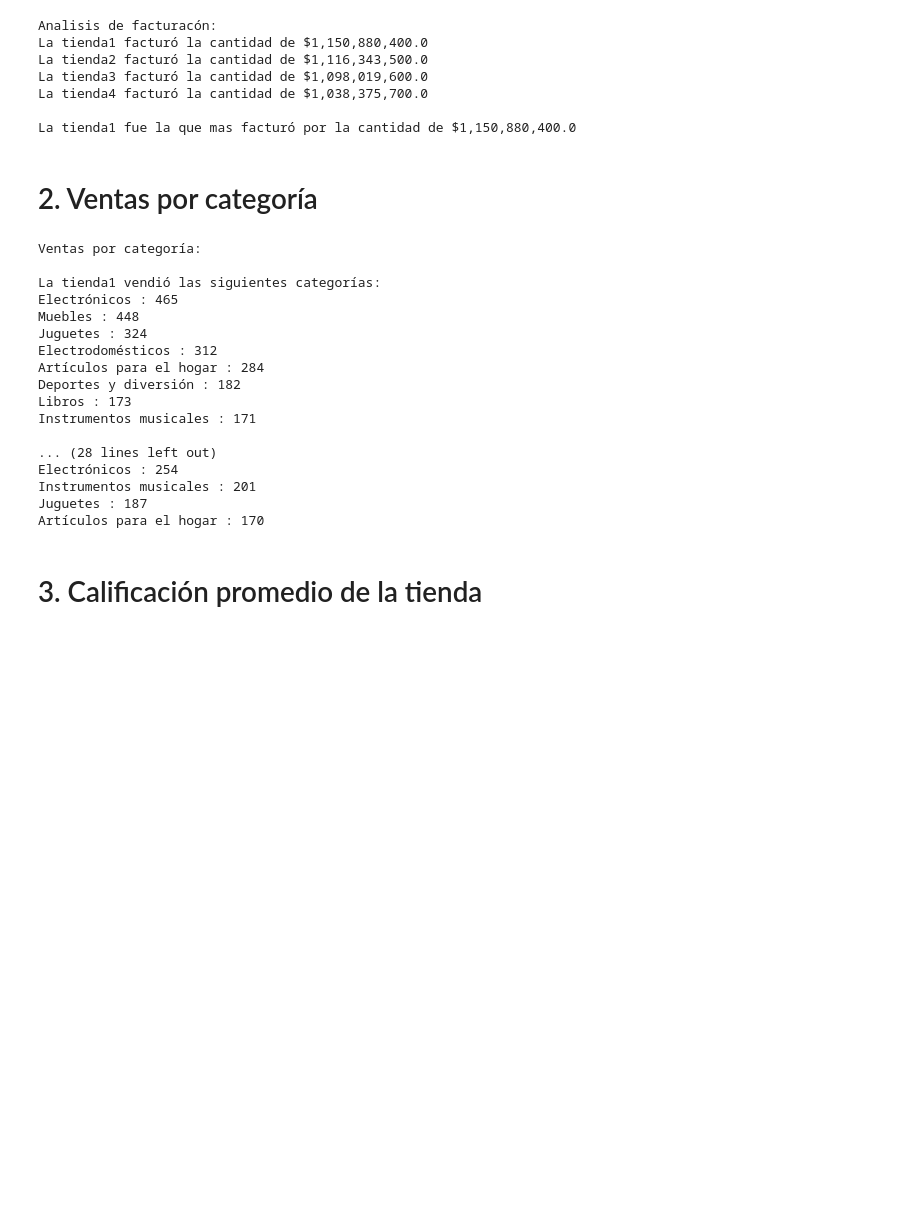
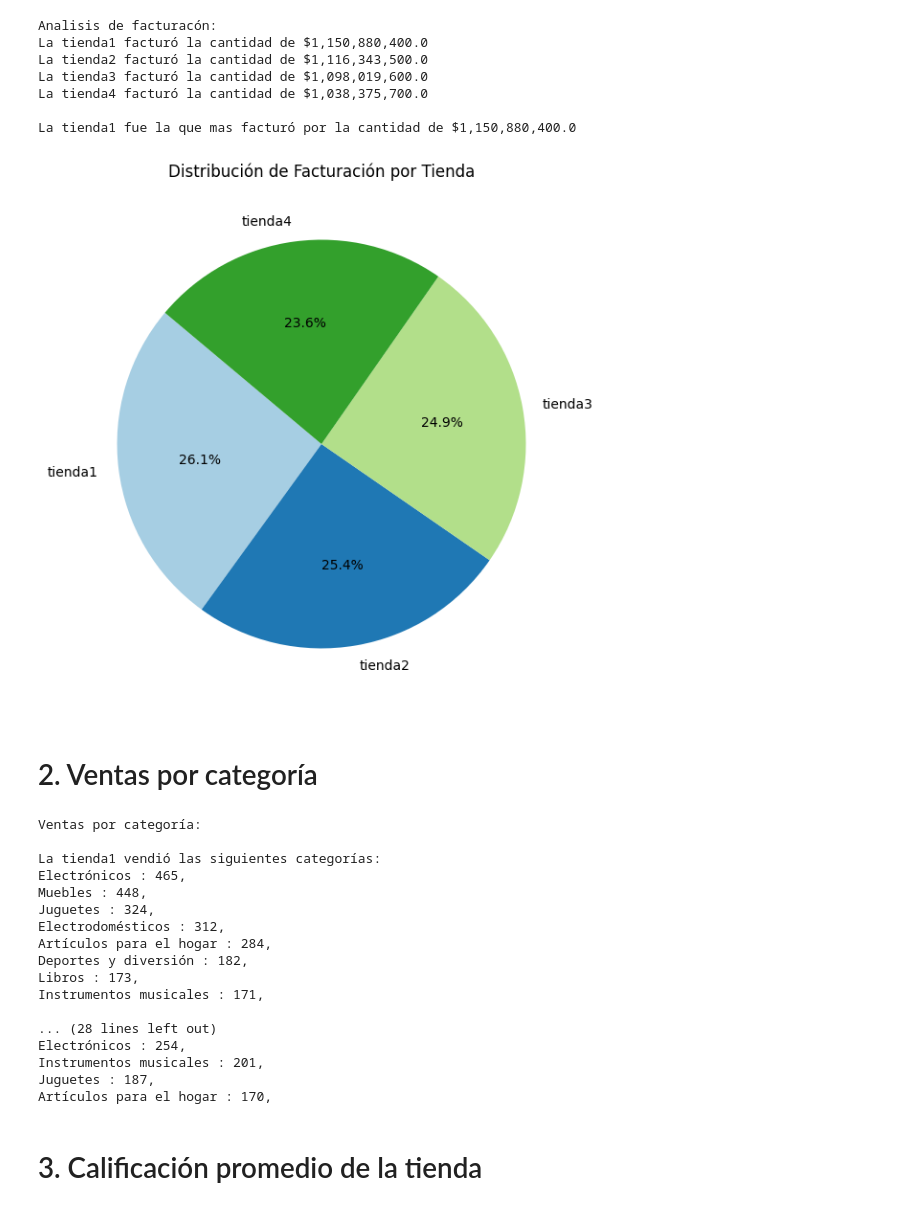
Before and after one commit to gargolos/store, a Jupyter notebook: AluraStoreLatam.ipynb, the cells around one changed output. Drawn from its saved outputs; the diff is of its cells as text; code cells hidden in the pictures; blank space fills up the shorter version.

Commit message:
Update AluraStoreLatam.ipynb
4, 5 Informe Final de Análisis de Tiendas

```diff
--- a/AluraStoreLatam.ipynb
+++ b/AluraStoreLatam.ipynb
@@ -55,6 +55,24 @@ La tienda3 facturó la cantidad de $1,098,019,600.0
 La tienda4 facturó la cantidad de $1,038,375,700.0
 
 La tienda1 fue la que mas facturó por la cantidad de $1,150,880,400.0
+# %%
+import numpy as np
+import matplotlib.pyplot as plt
+#  Gráfico tipo pie
+plt.figure(figsize=(6, 6))
+plt.pie(
+    facturacion_tienda,
+    labels=nombres,
+    autopct='%1.1f%%',
+    startangle=140,
+    colors=plt.cm.Paired.colors
+)
+plt.title("Distribución de Facturación por Tienda")
+plt.axis('equal')  # Mantiene el círculo
+plt.tight_layout()
+plt.show()
+# %% [output]
+[figure, added]
 # %% [markdown]
 # 2. Ventas por categoría
 # %%
@@ -74,26 +92,26 @@ for i in range(len(categorias)):
   print(texto)
   categoria, cantidad  = list(zip(*categorias[i][1]))
   for j in range(len(categoria)):
-    print(f'{categoria[j]} : {cantidad[j]}')
+    print(f'{categoria[j]} : {cantidad[j]},')
   print('\n')
 # %% [output]
 Ventas por categoría:
 
 La tienda1 vendió las siguientes categorías:
-Electrónicos : 465
-Muebles : 448
-Juguetes : 324
-Electrodomésticos : 312
-Artículos para el hogar : 284
-Deportes y diversión : 182
-Libros : 173
-Instrumentos musicales : 171
+Electrónicos : 465,
+Muebles : 448,
+Juguetes : 324,
+Electrodomésticos : 312,
+Artículos para el hogar : 284,
+Deportes y diversión : 182,
+Libros : 173,
+Instrumentos musicales : 171,
 
 ... (28 lines left out)
-Electrónicos : 254
-Instrumentos musicales : 201
-Juguetes : 187
-Artículos para el hogar : 170
+Electrónicos : 254,
+Instrumentos musicales : 201,
+Juguetes : 187,
+Artículos para el hogar : 170,
 # %% [markdown]
 # 3. Calificación promedio de la tienda
 # %%
```
Also changed, not shown: parts of 6 cells of this notebook.
